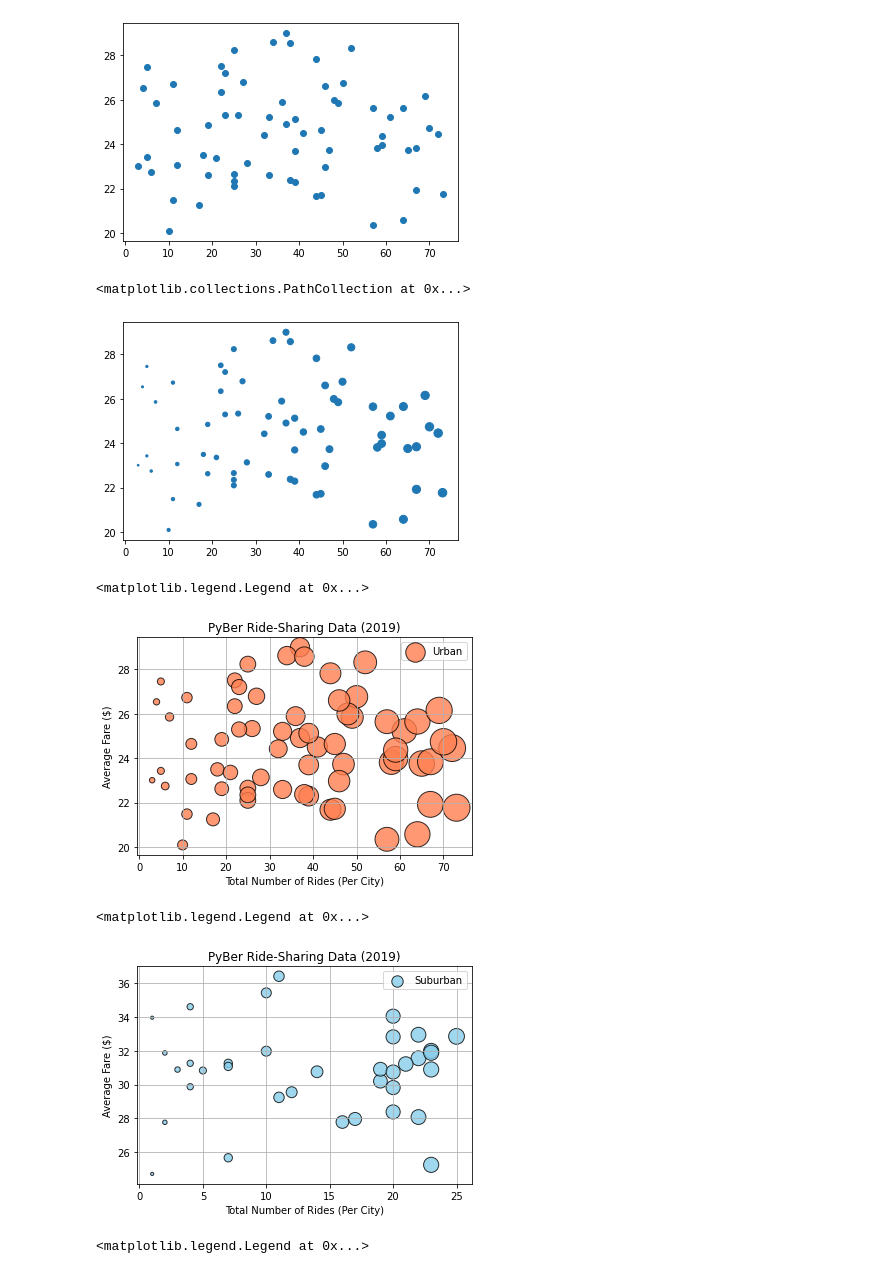
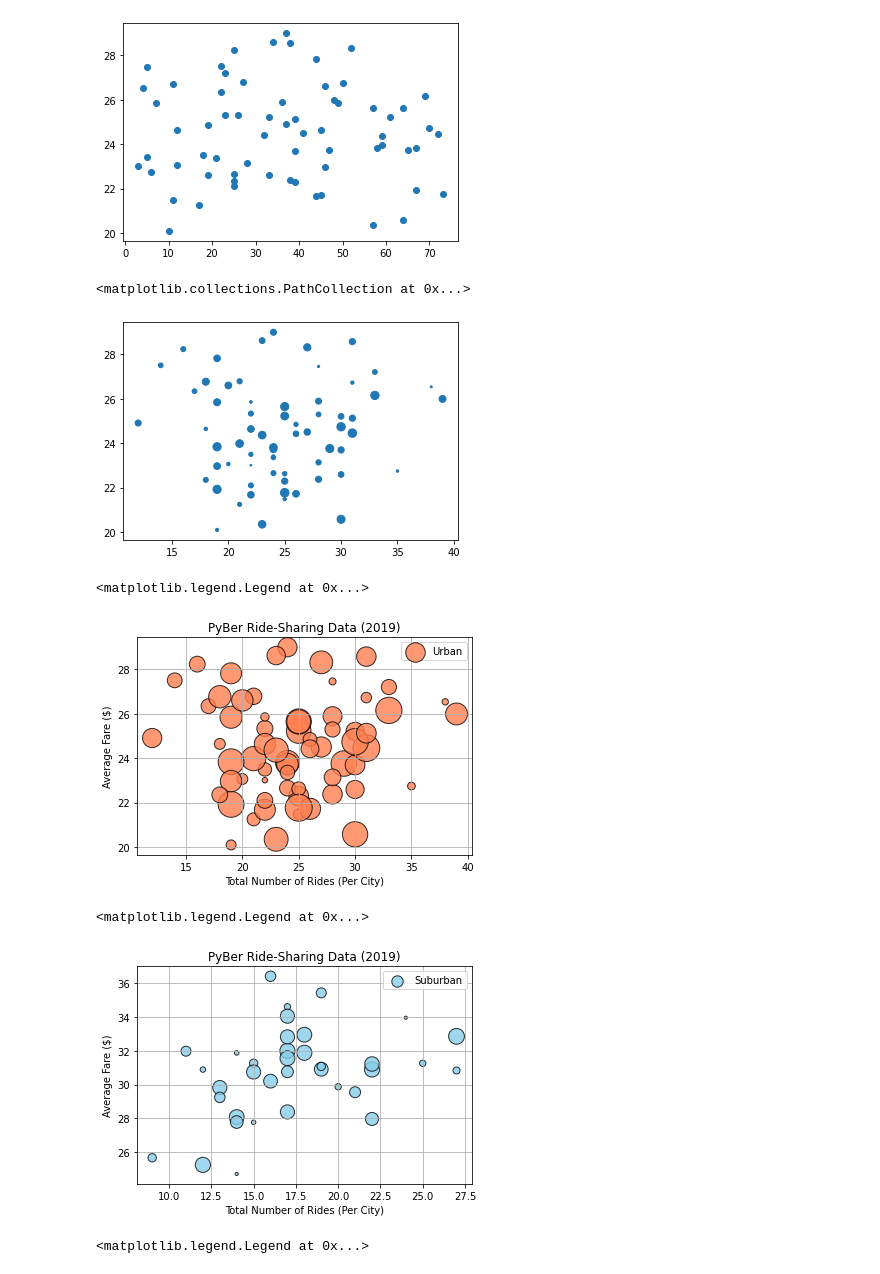
Before and after one commit to Andrew-Carlson/PyBer_Analysis, a Jupyter notebook: PyBer.ipynb, the cells around one changed output. Drawn from its saved outputs; the diff is of its cells as text; code cells hidden in the pictures.

```diff
--- a/PyBer.ipynb
+++ b/PyBer.ipynb
@@ -190,7 +190,7 @@ Deanville          49.0
 Name: driver_count, dtype: float64
 # %%
 # Get the average number of drivers for each city for the suburban and rural cities.
-suburban_ride_count = suburban_cities_df.groupby(["city"]).mean()["driver_count"]
+suburban_driver_count = suburban_cities_df.groupby(["city"]).mean()["driver_count"]
 rural_driver_count = rural_cities_df.groupby(["city"]).mean()["driver_count"]
 # %%
 # Build the scatter plots for urban cities.
@@ -202,15 +202,15 @@ plt.scatter(urban_ride_count, urban_avg_fare)
 # Build the scatter plots for urban cities.
 plt.scatter(urban_ride_count,
       urban_avg_fare,
-      s=urban_ride_count)
+      s=urban_driver_count)
 # %% [output]
 <matplotlib.collections.PathCollection at 0x...>
-[figure, old version]
+[figure, new version]
 # %%
 # Build the scatter plots for urban cities.
 plt.scatter(urban_ride_count,
       urban_avg_fare,
-      s=10*urban_ride_count, c="coral",
+      s=10*urban_driver_count, c="coral",
       edgecolor="black", linewidths=1,
       alpha=0.8, label="Urban")
 plt.title("PyBer Ride-Sharing Data (2019)")
@@ -221,23 +221,23 @@ plt.grid(True)
 plt.legend()
 # %% [output]
 <matplotlib.legend.Legend at 0x...>
-[figure, old version]
+[figure, new version]
 # %%
 # Build the scatter plots for suburban cities.
 plt.scatter(suburban_ride_count,
       suburban_avg_fare,
-      s=10*suburban_ride_count, c="skyblue",
+      s=10*suburban_driver_count, c="skyblue",
       edgecolor="black", linewidths=1,
       alpha=0.8, label="Suburban")
 plt.title("PyBer Ride-Sharing Data (2019)")
 plt.ylabel("Average Fare ($)")
 plt.xlabel("Total Number of Rides (Per City)")
 plt.grid(True)
 # Add the legend.
 plt.legend()
 # %% [output]
 <matplotlib.legend.Legend at 0x...>
-[figure, old version]
+[figure, new version]
 # %%
 # Build the scatter plots for rural cities.
 plt.scatter(rural_ride_count,
```
Also changed, not shown: parts of 37 cells of this notebook, 3 other files.
